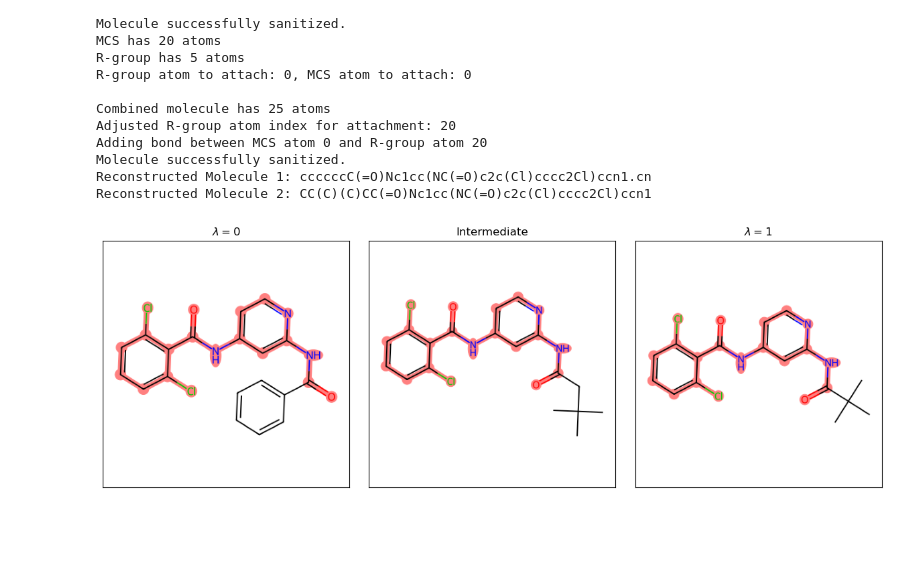
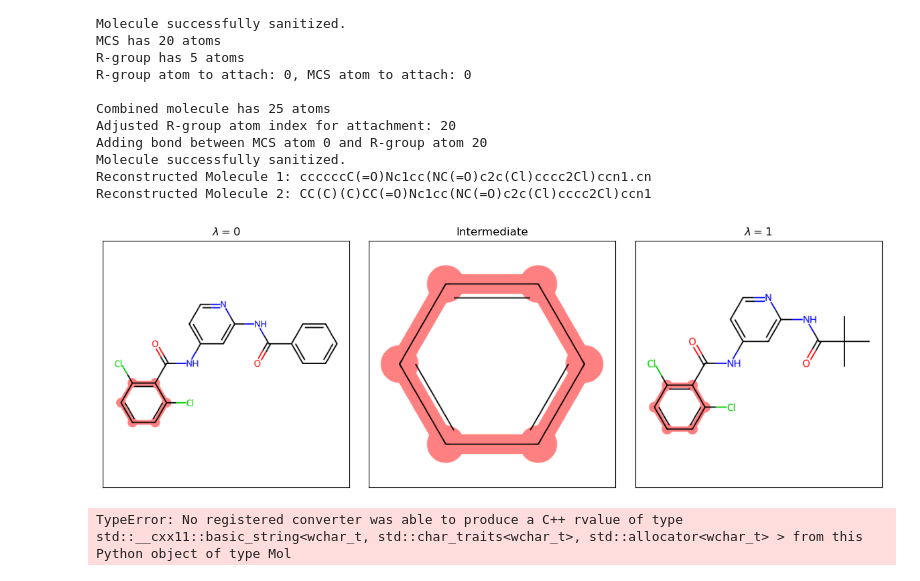
Before and after one commit to daanjiskoot/Intermediate_generator, a Jupyter notebook: R-group/R-group_deconstructor.ipynb, the cells around one changed output. Drawn from its saved outputs; the diff is of its cells as text; code cells hidden in the pictures; blank space fills up the shorter version.

```diff
--- a/R-group/R-group_deconstructor.ipynb
+++ b/R-group/R-group_deconstructor.ipynb
@@ -477,6 +523,10 @@ Molecule successfully sanitized.
 Reconstructed Molecule 1: ccccccC(=O)Nc1cc(NC(=O)c2c(Cl)cccc2Cl)ccn1.cn
 Reconstructed Molecule 2: CC(C)(C)CC(=O)Nc1cc(NC(=O)c2c(Cl)cccc2Cl)ccn1
 # %%
-visualise(liga_smiles, ligb_smiles, 'CC(C)(C)CC(=O)Nc1cc(NC(=O)c2c(Cl)cccc2Cl)ccn1')
+visualise(liga_smiles, ligb_smiles, 'c1ccccc1')
 # %% [output]
-[figure, old version]
+[figure, new version]
+# %%
+generation.get_compr_paths(rgroup_a, rgroup_b, num_tries, num_random_samples, collect_bidirectional, fp_type)
+# %% [output]
+TypeError: No registered converter was able to produce a C++ rvalue of type std::__cxx11::basic_string<wchar_t, std::char_traits<wchar_t>, std::allocator<wchar_t> > from this Python object of type Mol
```
Also changed, not shown: parts of 17 cells of this notebook.
